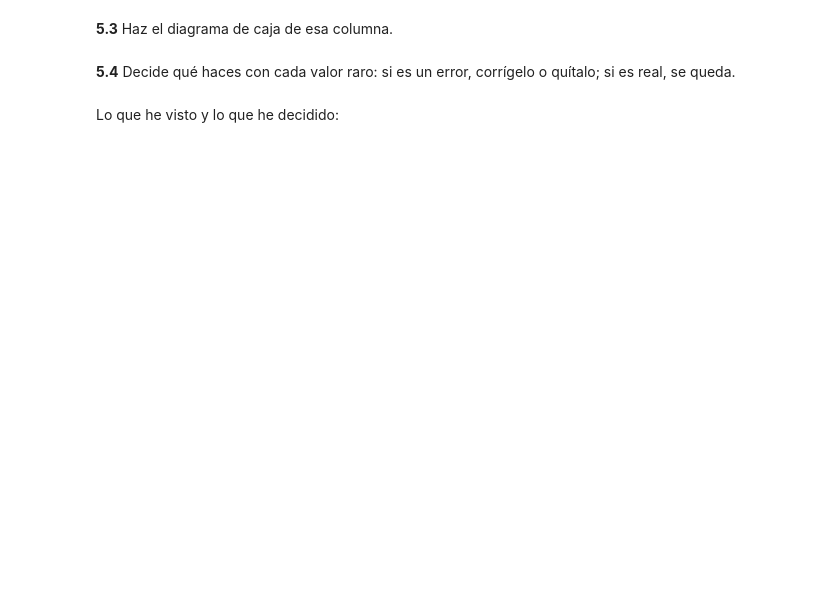
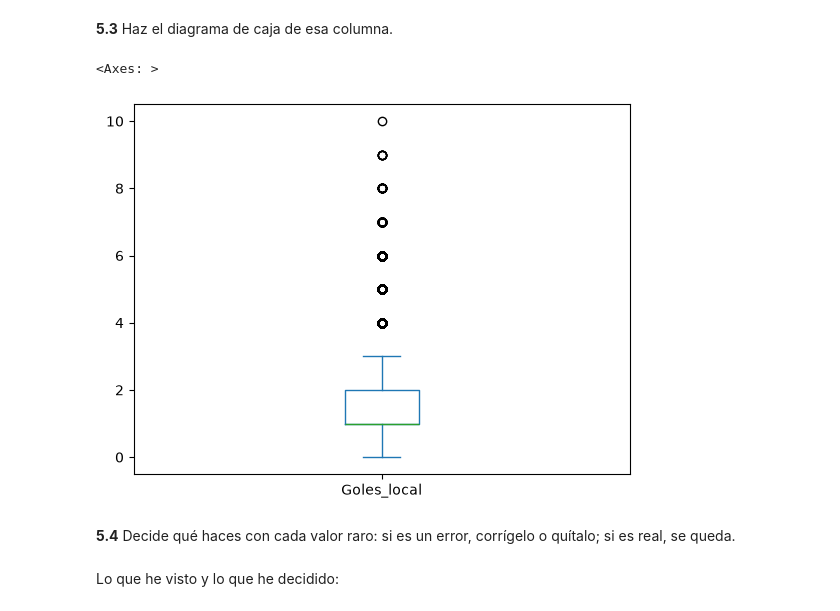
Before and after one commit to jormartinez109/PROYECTO-EDA-FUTBOL, a Jupyter notebook: eda.ipynb, the cells around one changed output. Drawn from its saved outputs; the diff is of its cells as text; code cells hidden in the pictures; blank space fills up the shorter version.

```diff
--- a/eda.ipynb
+++ b/eda.ipynb
@@ -369,5 +389,10 @@ Busca los valores extremos y decide si son errores o casos reales.
 # %% [markdown]
 **5.3** Haz el diagrama de caja de esa columna.
+# %%
+df["Goles_local"].plot(kind="box")
+# %% [output]
+<Axes: >
+[figure, added]
 # %% [markdown]
 **5.4** Decide qué haces con cada valor raro: si es un error, corrígelo o quítalo; si es real, se queda.
 # %% [markdown]
```
Also changed, not shown: parts of 9 cells of this notebook.
